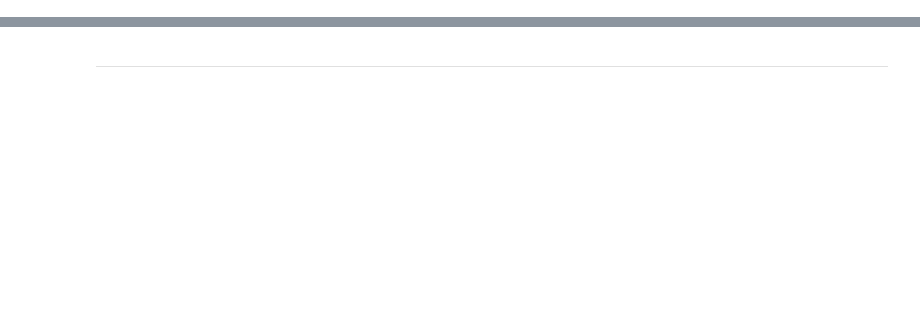
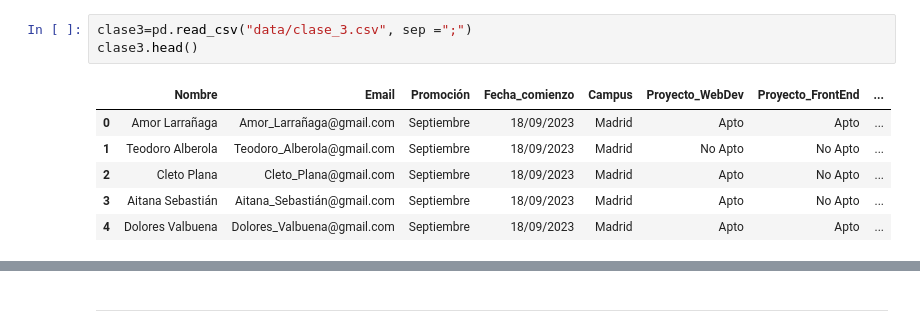
Before and after one commit to IreneAP19/DDBB, a Jupyter notebook: DDBB.ipynb, the cells around one changed output, grey strips where cells are left out. Cells and saved outputs as stored; diff of their text form; blank space fills up the shorter version.

```diff
--- a/DDBB.ipynb
+++ b/DDBB.ipynb
@@ -2,0 +31,10 @@ import pandas as pd
+# %%
+clase3=pd.read_csv("data/clase_3.csv", sep =";")
+clase3.head()
+# %% [output]
+|  | Nombre | Email | Promoción | Fecha_comienzo | Campus | Proyecto_WebDev | Proyecto_FrontEnd | ... |
+| 0 | Amor Larrañaga | Amor_Larrañaga@gmail.com | Septiembre | 18/09/2023 | Madrid | Apto | Apto | ... |
+| 1 | Teodoro Alberola | Teodoro_Alberola@gmail.com | Septiembre | 18/09/2023 | Madrid | No Apto | No Apto | ... |
+| 2 | Cleto Plana | Cleto_Plana@gmail.com | Septiembre | 18/09/2023 | Madrid | Apto | No Apto | ... |
+| 3 | Aitana Sebastián | Aitana_Sebastián@gmail.com | Septiembre | 18/09/2023 | Madrid | Apto | No Apto | ... |
+| 4 | Dolores Valbuena | Dolores_Valbuena@gmail.com | Septiembre | 18/09/2023 | Madrid | Apto | Apto | ... |
```
Also changed, not shown: parts of 29 cells of this notebook.
